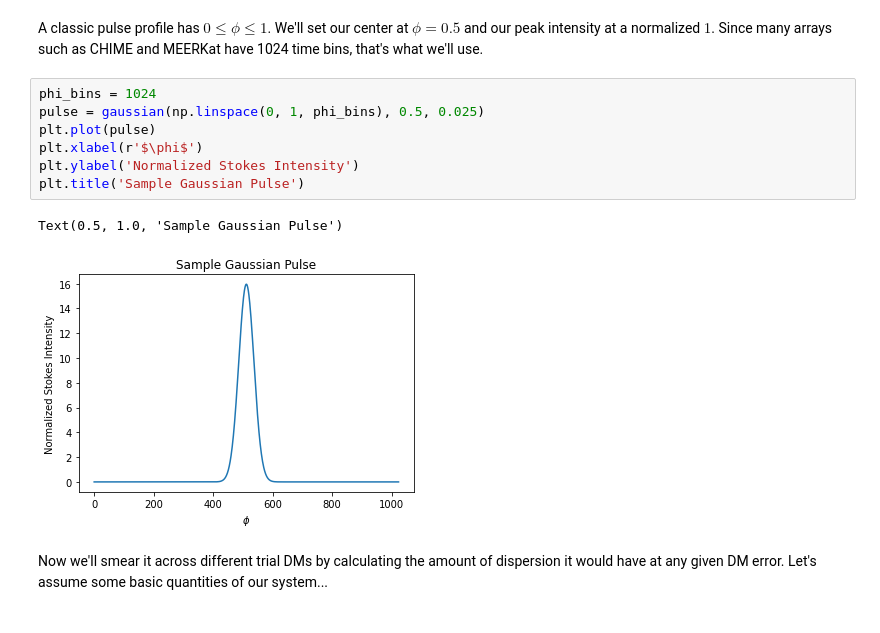
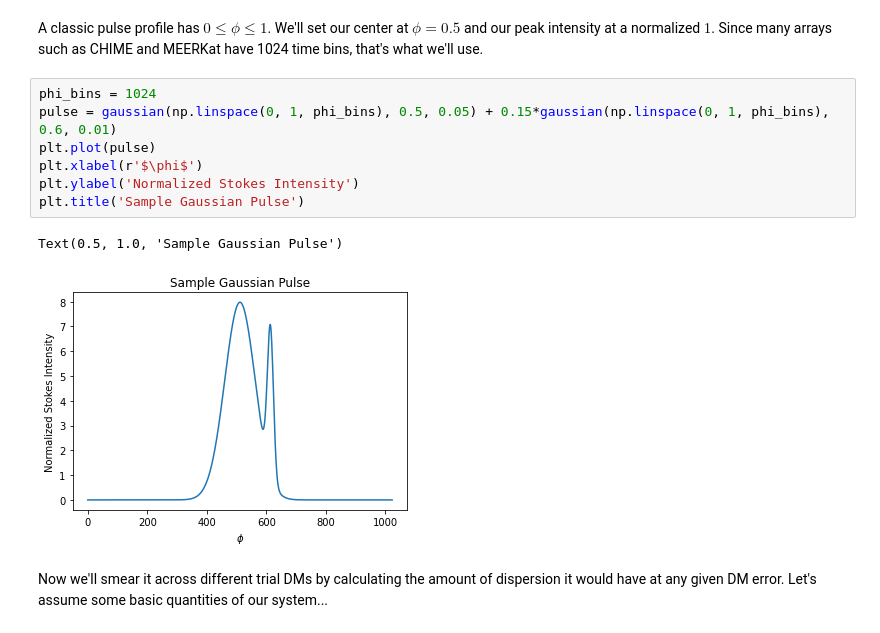
Before and after one commit to reyniersquillace/RadioTime, a Jupyter notebook: Fourier Faking.ipynb, the cells around one changed output. Saved outputs shown, nothing was run; the diff lists cells and outputs as text.

```diff
--- a/Fourier Faking.ipynb
+++ b/Fourier Faking.ipynb
@@ -12,14 +12,14 @@ def gaussian(x, mu, sig):
 A classic pulse profile has $0 \leq \phi \leq 1$. We'll set our center at $\phi = 0.5$ and our peak intensity at a normalized $1$. Since many arrays such as CHIME and MEERKat have 1024 time bins, that's what we'll use.
 # %%
 phi_bins = 1024
-pulse = gaussian(np.linspace(0, 1, phi_bins), 0.5, 0.025)
+pulse = gaussian(np.linspace(0, 1, phi_bins), 0.5, 0.05) + 0.15*gaussian(np.linspace(0, 1, phi_bins), 0.6, 0.01)
 plt.plot(pulse)
 plt.xlabel(r'$\phi$')
 plt.ylabel('Normalized Stokes Intensity')
 plt.title('Sample Gaussian Pulse')
 # %% [output]
 Text(0.5, 1.0, 'Sample Gaussian Pulse')
-[figure, old version]
+[figure, new version]
 # %% [markdown]
 Now we'll smear it across different trial DMs by calculating the amount of dispersion it would have at any given DM error. Let's assume some basic quantities of our system...
 # %%
```
Also changed, not shown: parts of 7 cells of this notebook.
